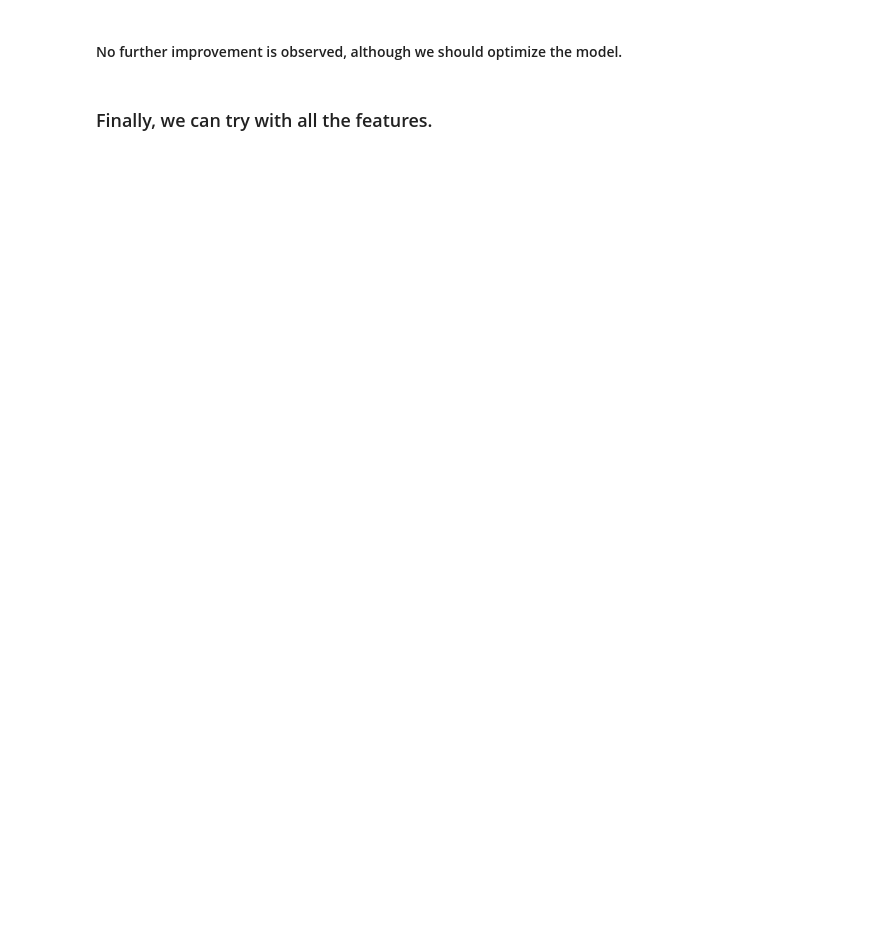
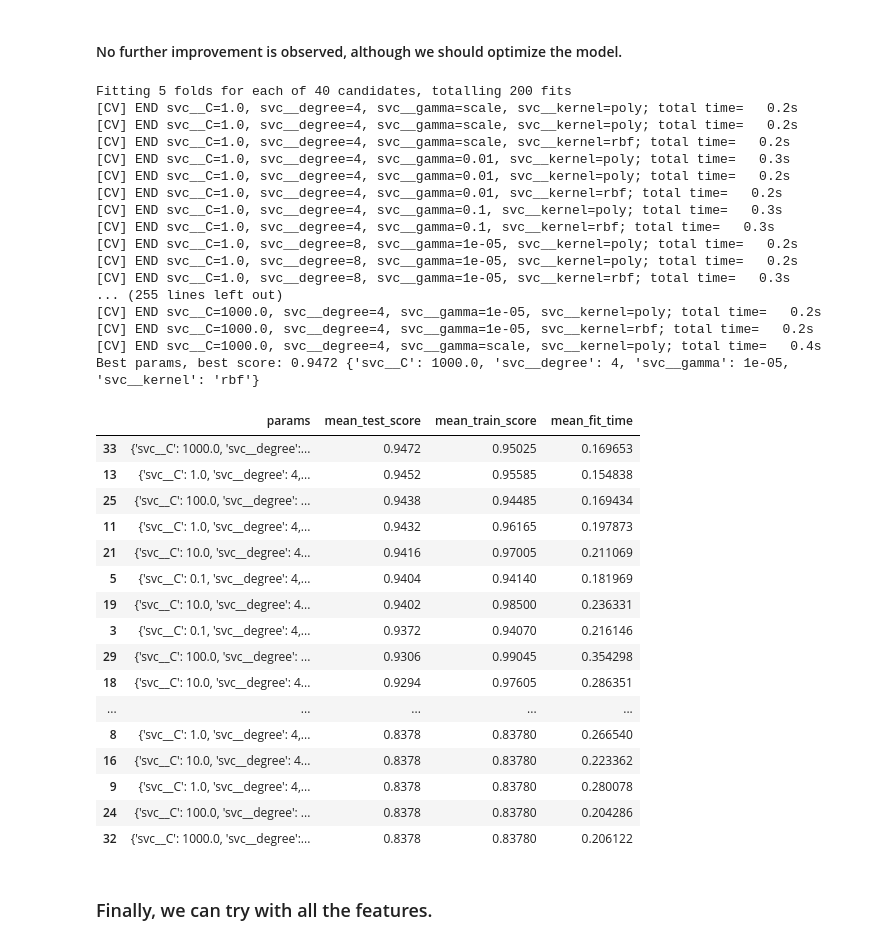
Before and after one commit to Julian-L-Avila/Data-Mining-2024-3, a Jupyter notebook: Final-Exam/db-and-notebook/ParticleID_wSVMs.ipynb, the cells around one changed output. Saved outputs shown, nothing was run; the diff lists cells and outputs as text; code cells hidden in the pictures; blank space fills up the shorter version.

```diff
--- a/Final-Exam/db-and-notebook/ParticleID_wSVMs.ipynb
+++ b/Final-Exam/db-and-notebook/ParticleID_wSVMs.ipynb
@@ -784,19 +919,54 @@ piped_model = make_pipeline(StandardScaler(), SVC())
 # %%
 #optimizing SVC:
 
 parameters = {'svc__kernel':['poly', 'rbf'], \
               'svc__gamma':[0.00001,'scale', 0.01, 0.1], 'svc__C':[0.1, 1.0, 10.0, 100.0, 1000.0], 'svc__degree': [4]} #poly never helps
-nmodels = np.product([len(el) for el in parameters.values()])
+nmodels = np.prod([len(el) for el in parameters.values()])
 model = GridSearchCV(piped_model, parameters, cv = StratifiedKFold(n_splits=5, shuffle=True), \
                      verbose = 2, n_jobs = 4, return_train_score=True)
 model.fit(features_lim_3,target)
 
 print('Best params, best score:', "{:.4f}".format(model.best_score_), \
       model.best_params_)
 
 scores_lim_3 = pd.DataFrame(model.cv_results_)
 scores_lim_3[['params','mean_test_score','mean_train_score','mean_fit_time']].sort_values(by = 'mean_test_score', \
                                                     ascending = False)
+# %% [output]
+Fitting 5 folds for each of 40 candidates, totalling 200 fits
+[CV] END svc__C=1.0, svc__degree=4, svc__gamma=scale, svc__kernel=poly; total time=   0.2s
+[CV] END svc__C=1.0, svc__degree=4, svc__gamma=scale, svc__kernel=poly; total time=   0.2s
+[CV] END svc__C=1.0, svc__degree=4, svc__gamma=scale, svc__kernel=rbf; total time=   0.2s
+[CV] END svc__C=1.0, svc__degree=4, svc__gamma=0.01, svc__kernel=poly; total time=   0.3s
+[CV] END svc__C=1.0, svc__degree=4, svc__gamma=0.01, svc__kernel=poly; total time=   0.2s
+[CV] END svc__C=1.0, svc__degree=4, svc__gamma=0.01, svc__kernel=rbf; total time=   0.2s
+[CV] END svc__C=1.0, svc__degree=4, svc__gamma=0.1, svc__kernel=poly; total time=   0.3s
+[CV] END svc__C=1.0, svc__degree=4, svc__gamma=0.1, svc__kernel=rbf; total time=   0.3s
+[CV] END svc__C=1.0, svc__degree=8, svc__gamma=1e-05, svc__kernel=poly; total time=   0.2s
+[CV] END svc__C=1.0, svc__degree=8, svc__gamma=1e-05, svc__kernel=poly; total time=   0.2s
+[CV] END svc__C=1.0, svc__degree=8, svc__gamma=1e-05, svc__kernel=rbf; total time=   0.3s
+... (255 lines left out)
+[CV] END svc__C=1000.0, svc__degree=4, svc__gamma=1e-05, svc__kernel=poly; total time=   0.2s
+[CV] END svc__C=1000.0, svc__degree=4, svc__gamma=1e-05, svc__kernel=rbf; total time=   0.2s
+[CV] END svc__C=1000.0, svc__degree=4, svc__gamma=scale, svc__kernel=poly; total time=   0.4s
+Best params, best score: 0.9472 {'svc__C': 1000.0, 'svc__degree': 4, 'svc__gamma': 1e-05, 'svc__kernel': 'rbf'}
+|  | params | mean_test_score | mean_train_score | mean_fit_time |
+| 33 | {'svc__C': 1000.0, 'svc__degree':... | 0.9472 | 0.95025 | 0.169653 |
+| 13 | {'svc__C': 1.0, 'svc__degree': 4,... | 0.9452 | 0.95585 | 0.154838 |
+| 25 | {'svc__C': 100.0, 'svc__degree': ... | 0.9438 | 0.94485 | 0.169434 |
+| 11 | {'svc__C': 1.0, 'svc__degree': 4,... | 0.9432 | 0.96165 | 0.197873 |
+| 21 | {'svc__C': 10.0, 'svc__degree': 4... | 0.9416 | 0.97005 | 0.211069 |
+| 5 | {'svc__C': 0.1, 'svc__degree': 4,... | 0.9404 | 0.94140 | 0.181969 |
+| 19 | {'svc__C': 10.0, 'svc__degree': 4... | 0.9402 | 0.98500 | 0.236331 |
+| 3 | {'svc__C': 0.1, 'svc__degree': 4,... | 0.9372 | 0.94070 | 0.216146 |
+| 29 | {'svc__C': 100.0, 'svc__degree': ... | 0.9306 | 0.99045 | 0.354298 |
+| 18 | {'svc__C': 10.0, 'svc__degree': 4... | 0.9294 | 0.97605 | 0.286351 |
+| ... | ... | ... | ... | ... |
+| 8 | {'svc__C': 1.0, 'svc__degree': 4,... | 0.8378 | 0.83780 | 0.266540 |
+| 16 | {'svc__C': 10.0, 'svc__degree': 4... | 0.8378 | 0.83780 | 0.223362 |
+| 9 | {'svc__C': 1.0, 'svc__degree': 4,... | 0.8378 | 0.83780 | 0.280078 |
+| 24 | {'svc__C': 100.0, 'svc__degree': ... | 0.8378 | 0.83780 | 0.204286 |
+| 32 | {'svc__C': 1000.0, 'svc__degree':... | 0.8378 | 0.83780 | 0.206122 |
 # %% [markdown]
 ### Finally, we can try with all the features.
 # %%
```
Also changed, not shown: parts of 25 cells of this notebook.
